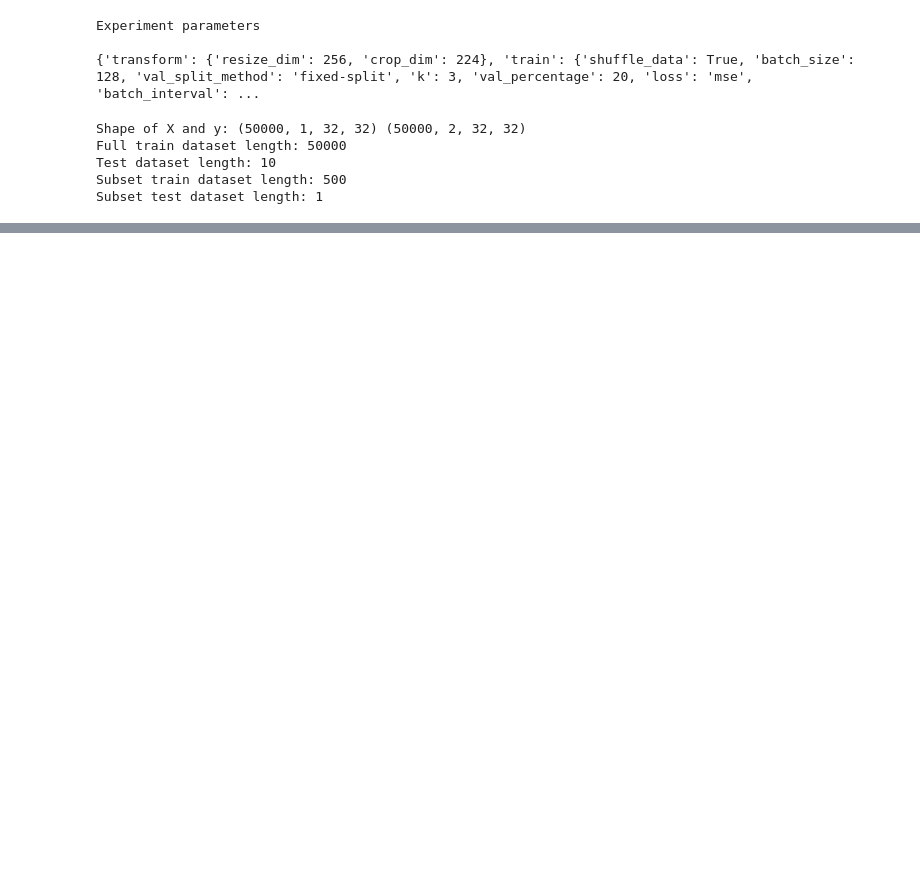
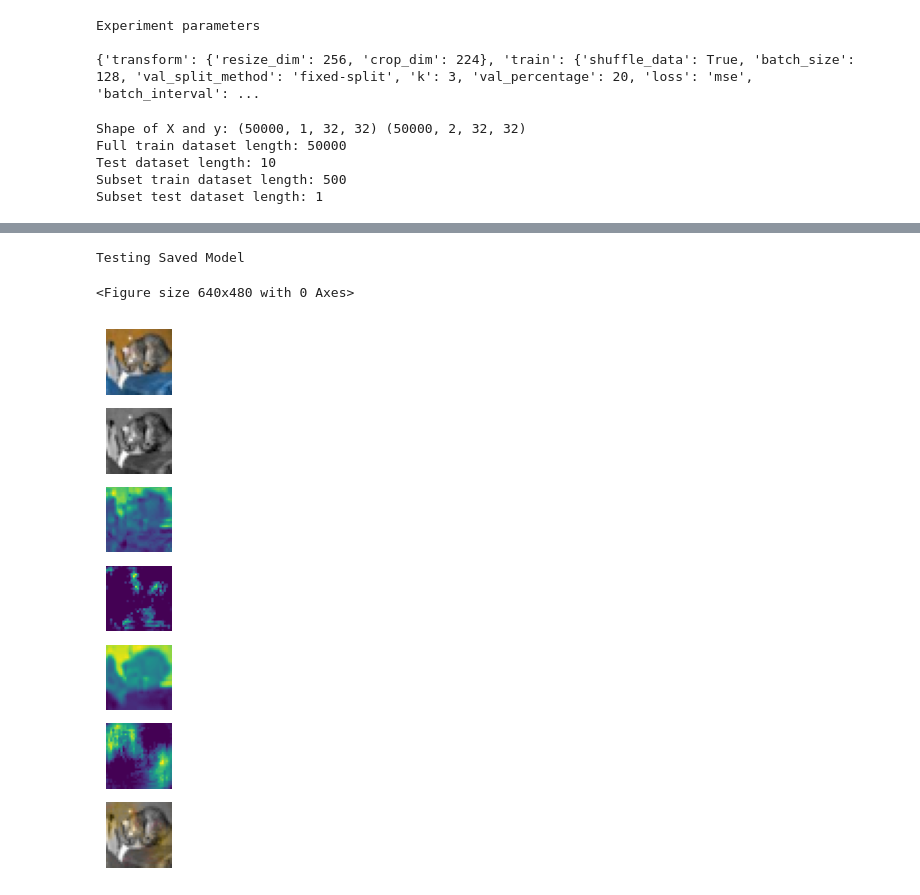
Before and after one commit to VinitraMk/Image-Colorization, a Jupyter notebook: Index.ipynb, the cells around one changed output, grey strips where cells are left out. Saved outputs shown, nothing was run; the diff lists cells and outputs as text; code cells hidden in the pictures; blank space fills up the shorter version.

```diff
--- a/Index.ipynb
+++ b/Index.ipynb
@@ -136,7 +281,11 @@ mt.test_and_plot(ds["RGBte"], "best_model", True)
 # %%
 #model testing with small test data
 model = get_model(exp_params["model"]["name"])
 model.load_state_dict(torch.load("models/checkpoints/last_model.pt", map_location = torch.device(config["device"])))
 print("\n\nTesting Saved Model")
 mt = ModelTester(model, smfte_dataset)
-mt.test_and_plot(ds["RGBte"], "best_model", True)
+mt.test_and_plot(ds["RGBte"], ABte, "best_model", True)
+# %% [output]
+Testing Saved Model
+<Figure size 640x480 with 0 Axes>
+[figure, added]
```
Also changed, not shown: parts of 10 cells of this notebook, 8 other files.
